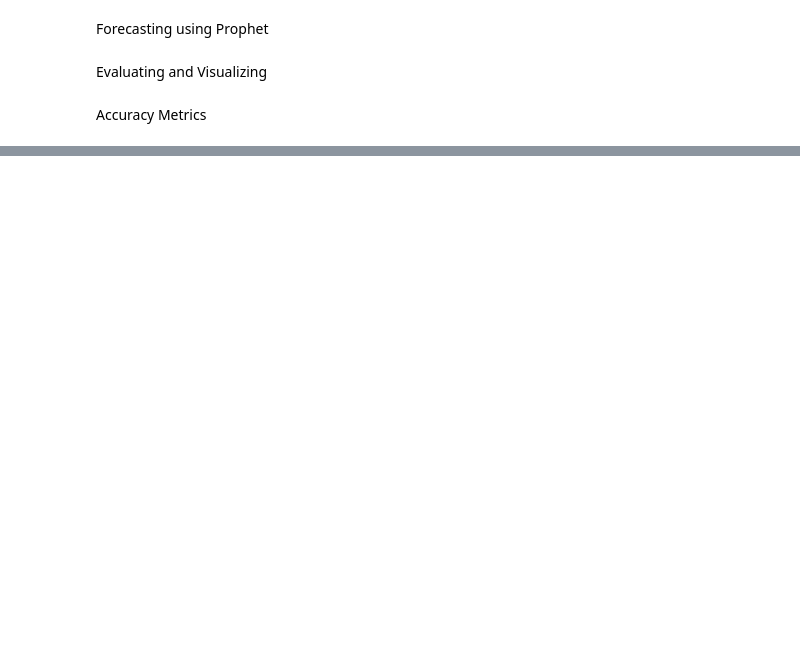
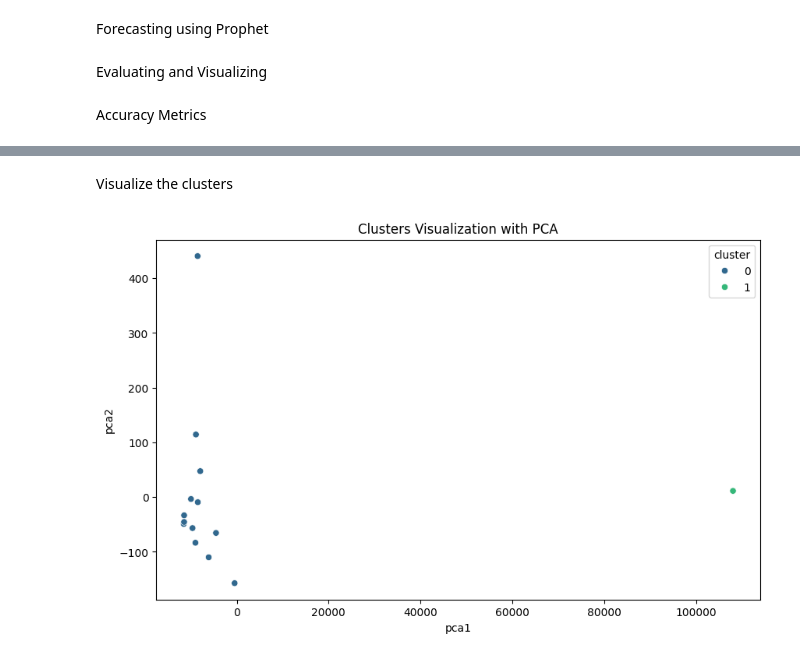
Before and after one commit to nitimasaigal/Project-8-Job-Market-Analysis-and-Recommendation-System, a Jupyter notebook: Project solution 1.ipynb, the cells around one changed output, grey strips where cells are left out. Cells and saved outputs as stored; diff of their text form; code cells hidden in the pictures; blank space fills up the shorter version.

```diff
--- a/Project solution 1.ipynb
+++ b/Project solution 1.ipynb
@@ -597,0 +702,7 @@ Not enough data points for job title: Need Python gRPC developer with 4+ years o
+# %%
+# Convert all column names to strings
+pivot_df.columns = pivot_df.columns.astype(str)
+
+# Check for non-numeric columns and convert if necessary
+numeric_columns = pivot_df.select_dtypes(include=['number']).columns
+pivot_df = pivot_df[numeric_columns]
@@ -597,0 +711,25 @@ Not enough data points for job title: Need Python gRPC developer with 4+ years o
+# %%
+from sklearn.cluster import KMeans
+
+# Apply K-means with the determined number of clusters (k=2)
+optimal_k = 2
+kmeans = KMeans(n_clusters=optimal_k, random_state=42)
+pivot_df['cluster'] = kmeans.fit_predict(pivot_df)
+# %% [markdown]
+Visualize the clusters
+# %%
+from sklearn.decomposition import PCA
+import matplotlib.pyplot as plt
+import seaborn as sns
+
+# Reduce dimensionality for visualization
+pca = PCA(n_components=2)
+pivot_df['pca1'] = pca.fit_transform(pivot_df.drop(columns=['cluster']))[:, 0]
+pivot_df['pca2'] = pca.fit_transform(pivot_df.drop(columns=['cluster']))[:, 1]
+
+plt.figure(figsize=(10, 6))
+sns.scatterplot(x='pca1', y='pca2', hue='cluster', data=pivot_df, palette='viridis')
+plt.title('Clusters Visualization with PCA')
+plt.show()
+# %% [output]
+[figure, added]
```
Also changed, not shown: parts of 17 cells of this notebook.
